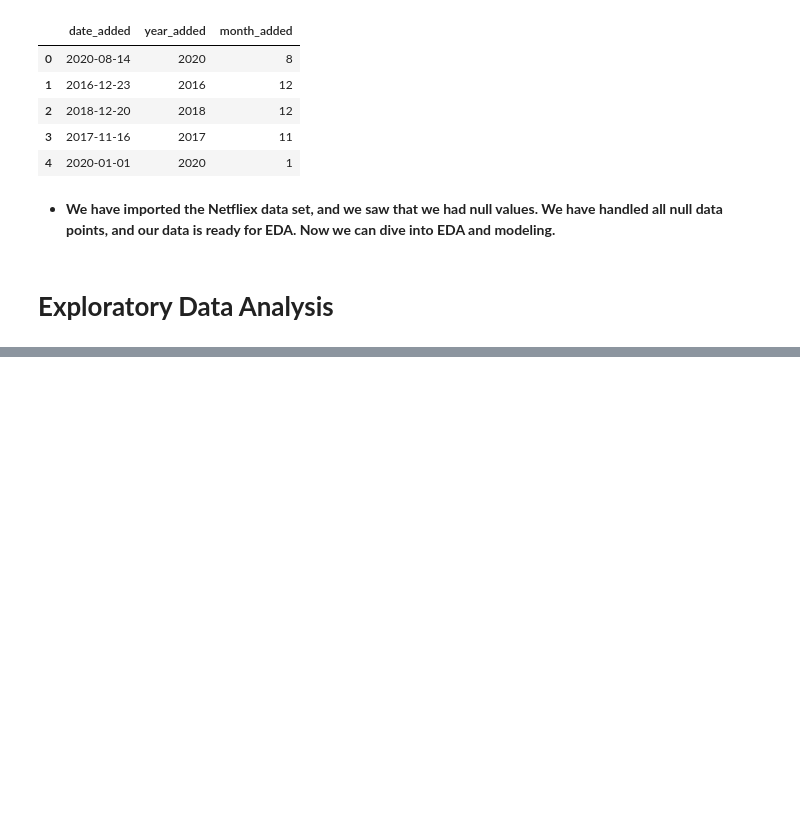
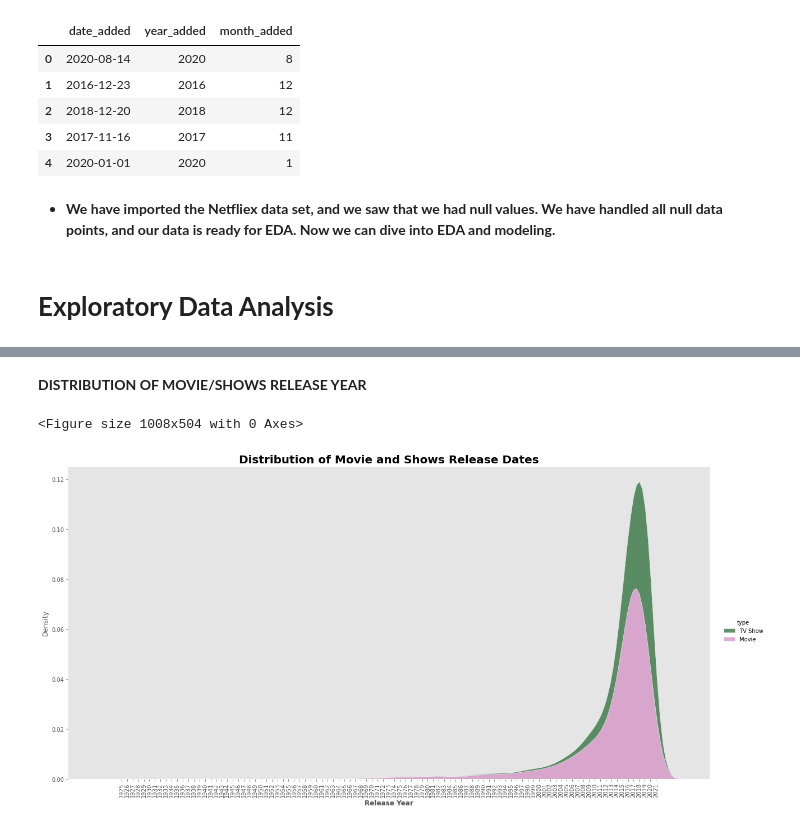
Before and after one commit to Amoghakrao/Netflix-movies-and-tv-shows-clustering, a Jupyter notebook: NETFLIX_MOVIES_AND_TV_SHOWS_CLUSTERING_AMOGHA_K.ipynb, the cells around one changed output, grey strips where cells are left out. Saved outputs shown, nothing was run; the diff lists cells and outputs as text; code cells hidden in the pictures; blank space fills up the shorter version.

```diff
--- a/NETFLIX_MOVIES_AND_TV_SHOWS_CLUSTERING_AMOGHA_K.ipynb
+++ b/NETFLIX_MOVIES_AND_TV_SHOWS_CLUSTERING_AMOGHA_K.ipynb
@@ -303,0 +317,14 @@ netflix_data[["date_added","year_added","month_added"]].head()
+# %% [markdown]
+**DISTRIBUTION OF MOVIE/SHOWS RELEASE YEAR**
+# %%
+#DISTRIBUTION OF MOVIES AND SHOWS RELEASE YEAR
+plt.figure(figsize=(14,7))
+sns.displot(x='release_year', hue = 'type', data = netflix_data, kind = 'kde', height=8.5, aspect=2, multiple='stack', palette='cubehelix')
+plt.xticks(ticks= np.arange(netflix_data.release_year.min(),netflix_data.release_year.max()+1,1), rotation = 90)
+plt.title('Distribution of Movie and Shows Release Dates', fontweight ='bold', size = 20)
+plt.xlabel('Release Year',fontweight ='bold')
+plt.grid(False)
+plt.show()
+# %% [output]
+<Figure size 1008x504 with 0 Axes>
+[figure, added]
```
Also changed, not shown: parts of 69 cells of this notebook.
